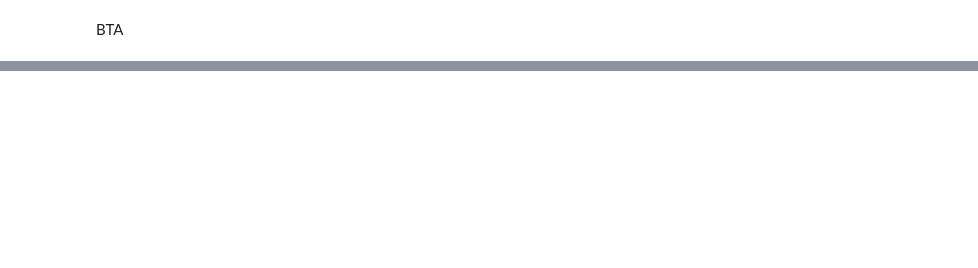
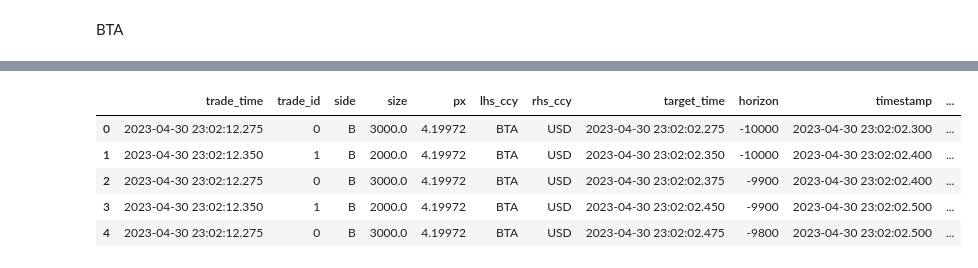
Before and after one commit to victorsnchz/FX_PNLs, a Jupyter notebook: assignment.ipynb, the cells around one changed output, grey strips where cells are left out. Saved outputs shown, nothing was run; the diff lists cells and outputs as text; code cells hidden in the pictures; blank space fills up the shorter version.

```diff
--- a/assignment.ipynb
+++ b/assignment.ipynb
@@ -68,0 +290,9 @@ BTA
+# %%
+synched.head()
+# %% [output]
+|  | trade_time | trade_id | side | size | px | lhs_ccy | rhs_ccy | target_time | horizon | timestamp | ... |
+| 0 | 2023-04-30 23:02:12.275 | 0 | B | 3000.0 | 4.19972 | BTA | USD | 2023-04-30 23:02:02.275 | -10000 | 2023-04-30 23:02:02.300 | ... |
+| 1 | 2023-04-30 23:02:12.350 | 1 | B | 2000.0 | 4.19972 | BTA | USD | 2023-04-30 23:02:02.350 | -10000 | 2023-04-30 23:02:02.400 | ... |
+| 2 | 2023-04-30 23:02:12.275 | 0 | B | 3000.0 | 4.19972 | BTA | USD | 2023-04-30 23:02:02.375 | -9900 | 2023-04-30 23:02:02.400 | ... |
+| 3 | 2023-04-30 23:02:12.350 | 1 | B | 2000.0 | 4.19972 | BTA | USD | 2023-04-30 23:02:02.450 | -9900 | 2023-04-30 23:02:02.500 | ... |
+| 4 | 2023-04-30 23:02:12.275 | 0 | B | 3000.0 | 4.19972 | BTA | USD | 2023-04-30 23:02:02.475 | -9800 | 2023-04-30 23:02:02.500 | ... |
```
Also changed, not shown: parts of 13 cells of this notebook.
